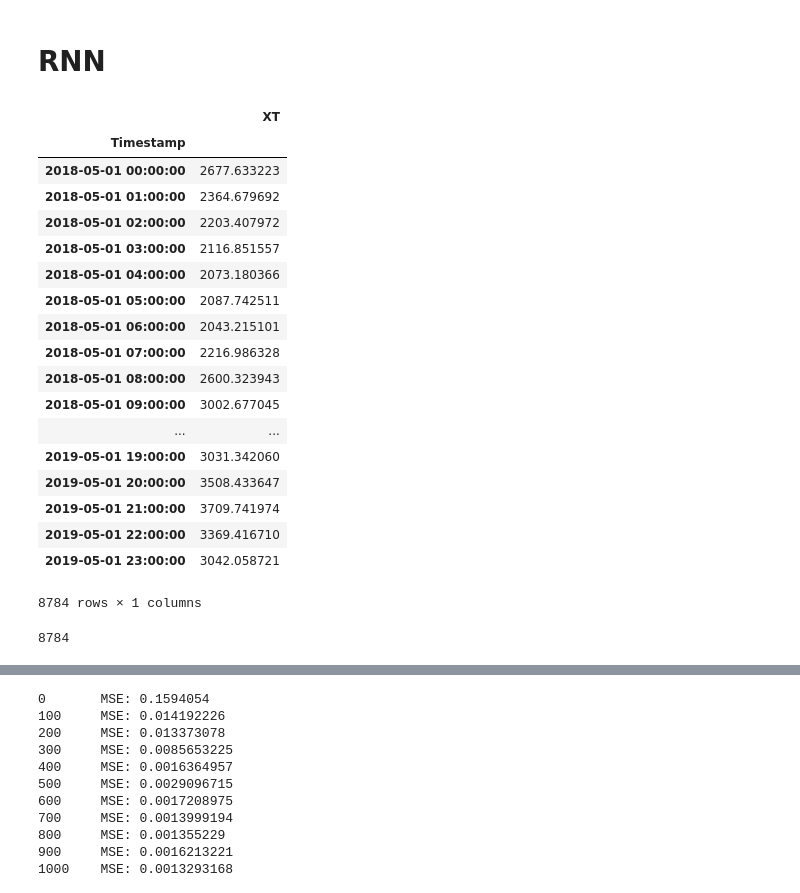
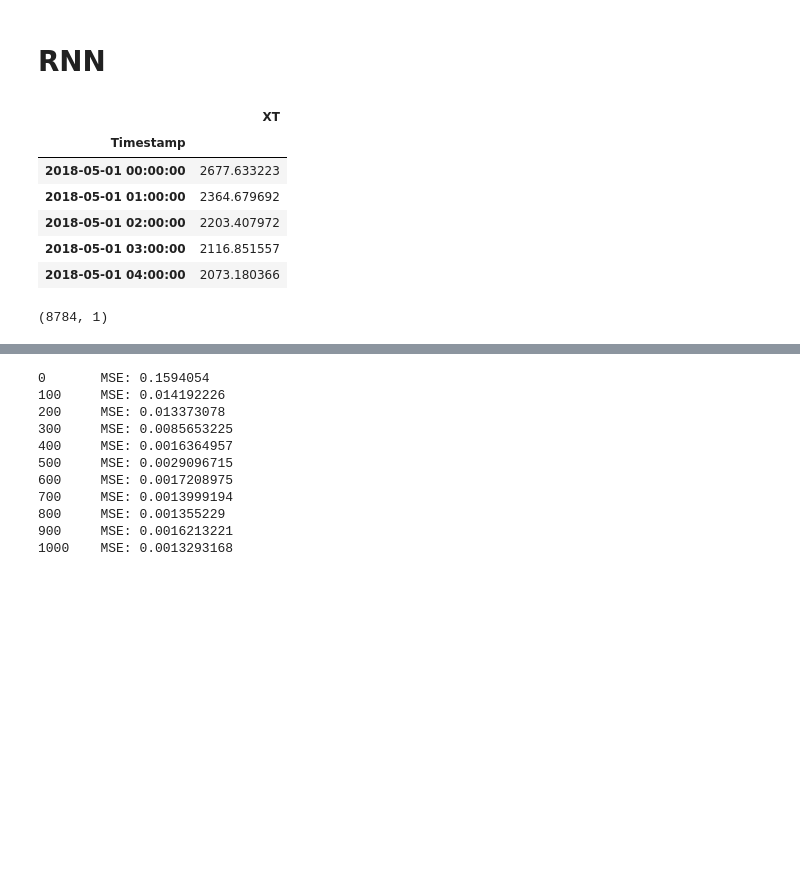
Before and after one commit to Darzan21/Electric-Load-Forecasting, a Jupyter notebook: LoadForecasting.ipynb, the cells around one changed output, grey strips where cells are left out. Drawn from its saved outputs; the diff is of its cells as text; code cells hidden in the pictures; blank space fills up the shorter version.

```diff
--- a/LoadForecasting.ipynb
+++ b/LoadForecasting.ipynb
@@ -663,29 +659,17 @@ final=final['XT'].loc['2018-05-01':'2019-05-01']
 # %%
 final=pd.DataFrame(final)
 # %%
-final
+final.head()
 # %% [output]
 |  | XT |
 | Timestamp |  |
 | 2018-05-01 00:00:00 | 2677.633223 |
 | 2018-05-01 01:00:00 | 2364.679692 |
 | 2018-05-01 02:00:00 | 2203.407972 |
 | 2018-05-01 03:00:00 | 2116.851557 |
 | 2018-05-01 04:00:00 | 2073.180366 |
-| 2018-05-01 05:00:00 | 2087.742511 |
-| 2018-05-01 06:00:00 | 2043.215101 |
-| 2018-05-01 07:00:00 | 2216.986328 |
-| 2018-05-01 08:00:00 | 2600.323943 |
-| 2018-05-01 09:00:00 | 3002.677045 |
-| ... | ... |
-| 2019-05-01 19:00:00 | 3031.342060 |
-| 2019-05-01 20:00:00 | 3508.433647 |
-| 2019-05-01 21:00:00 | 3709.741974 |
-| 2019-05-01 22:00:00 | 3369.416710 |
-| 2019-05-01 23:00:00 | 3042.058721 |
-8784 rows × 1 columns
-# %%
-len(final)
-# %% [output]
-8784
+# %%
+final.shape
+# %% [output]
+(8784, 1)
 # %%
```
Also changed, not shown: parts of 13 cells of this notebook.
